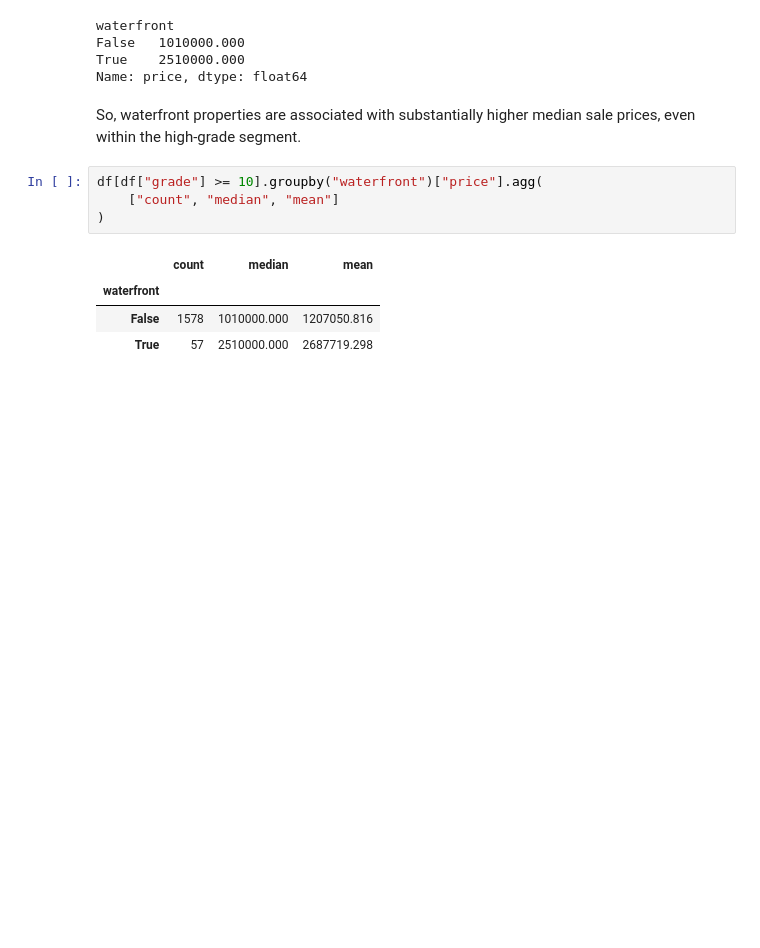
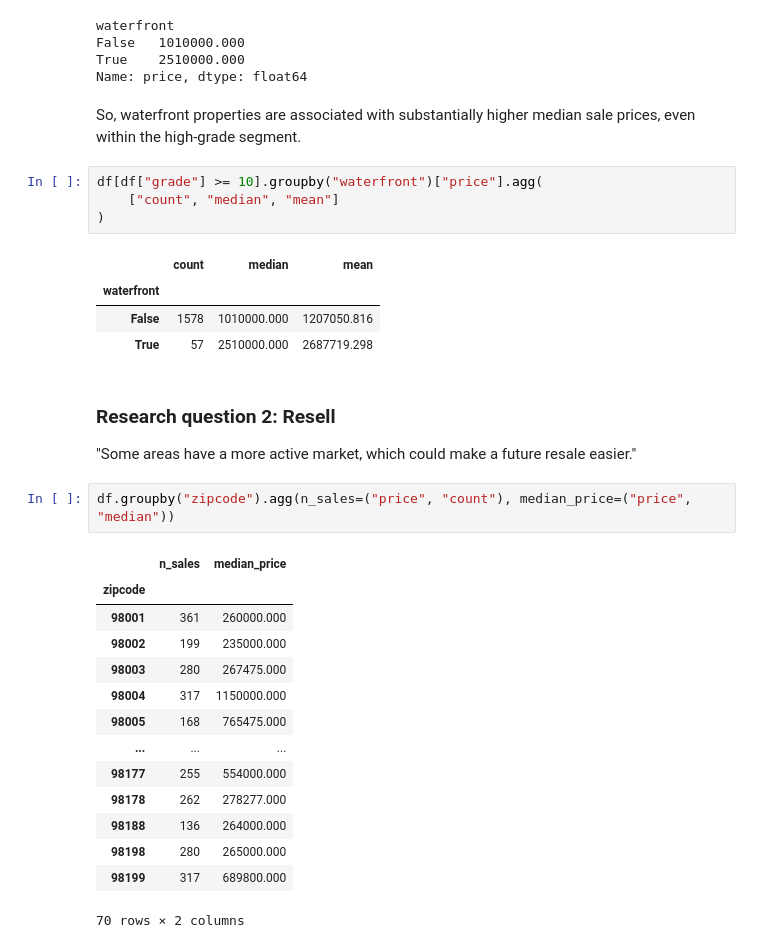
Before and after one commit to leopardb/ds-eda-project, a Jupyter notebook: 04_eda.ipynb, the cells around one changed output. Cells and saved outputs as stored; diff of their text form; blank space fills up the shorter version.

```diff
--- a/04_eda.ipynb
+++ b/04_eda.ipynb
@@ -379,3 +394,24 @@ df[df["grade"] >= 10].groupby("waterfront")["price"].agg(
 | waterfront |  |  |  |
 | False | 1578 | 1010000.000 | 1207050.816 |
 | True | 57 | 2510000.000 | 2687719.298 |
+# %% [markdown]
+### Research question 2: Resell
+
+"Some areas have a more active market, which could make a future resale easier."
+# %%
+df.groupby("zipcode").agg(n_sales=("price", "count"), median_price=("price", "median"))
+# %% [output]
+|  | n_sales | median_price |
+| zipcode |  |  |
+| 98001 | 361 | 260000.000 |
+| 98002 | 199 | 235000.000 |
+| 98003 | 280 | 267475.000 |
+| 98004 | 317 | 1150000.000 |
+| 98005 | 168 | 765475.000 |
+| ... | ... | ... |
+| 98177 | 255 | 554000.000 |
+| 98178 | 262 | 278277.000 |
+| 98188 | 136 | 264000.000 |
+| 98198 | 280 | 265000.000 |
+| 98199 | 317 | 689800.000 |
+70 rows × 2 columns
```
Also changed, not shown: parts of 11 cells of this notebook.
